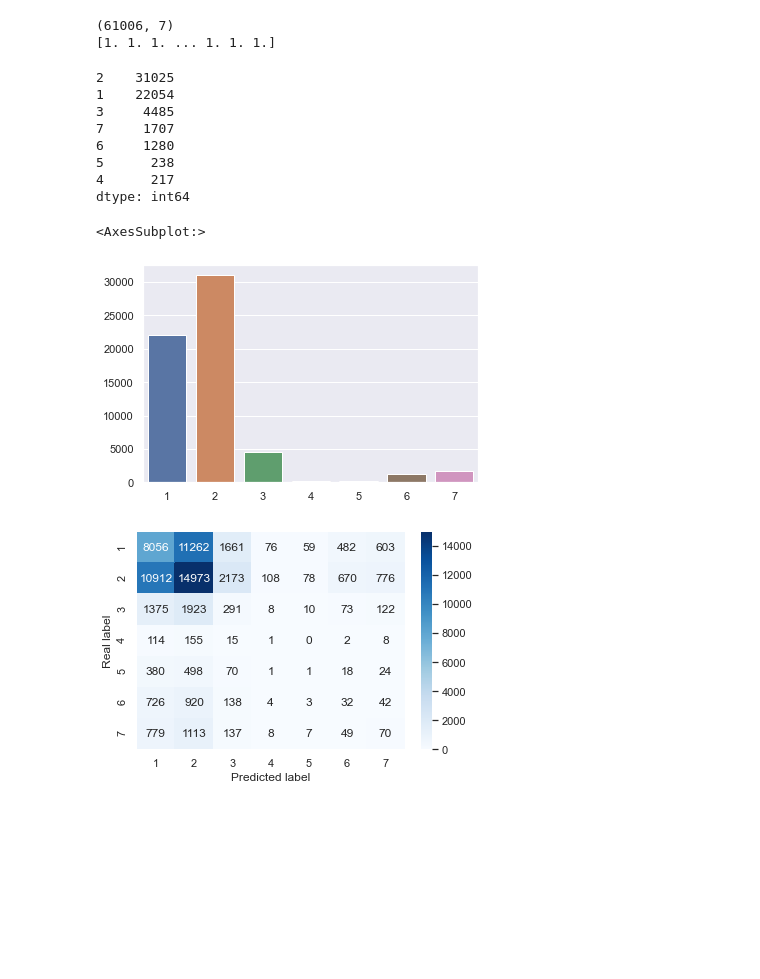
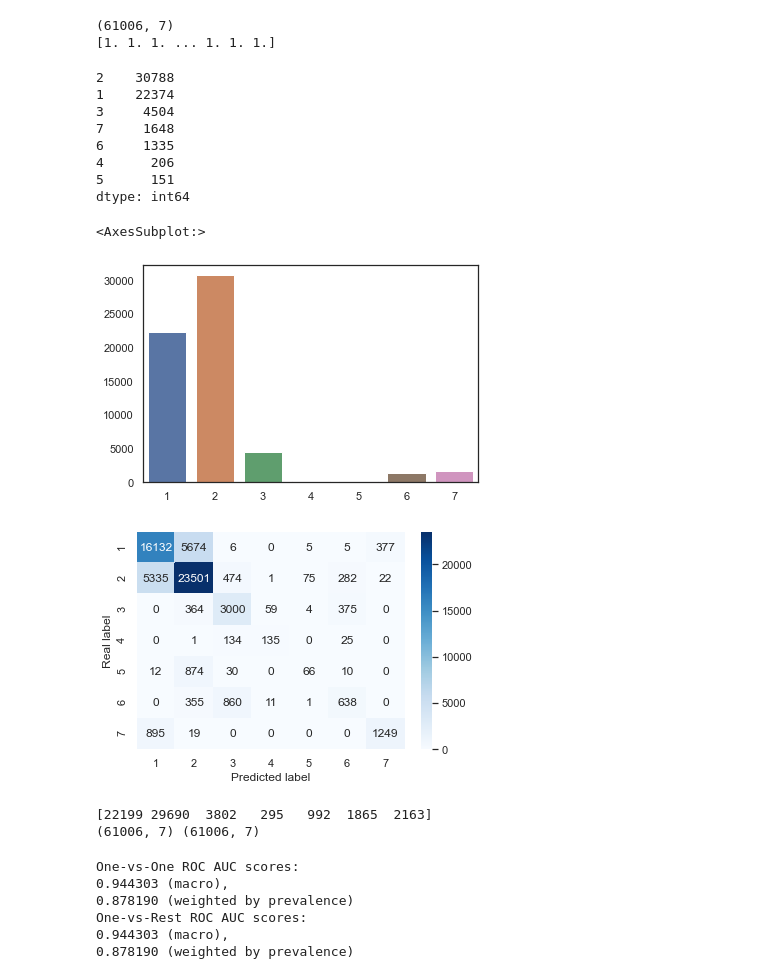
Before and after one commit to andresvBSE/BSE-CML-P2, a Jupyter notebook: Extended_P2_CML_AFVC.ipynb, the cells around one changed output. Cells and saved outputs as stored; diff of their text form; code cells hidden in the pictures; blank space fills up the shorter version.

Commit message:
Problem with the code to indicate the class value from prob. solved

```diff
--- a/Extended_P2_CML_AFVC.ipynb
+++ b/Extended_P2_CML_AFVC.ipynb
@@ -499,11 +499,11 @@ print(X_train_3.shape, X_train_2.shape, y_train_m.shape)
 (61006, 86) (61006, 86) (61006,)
 # %%
 lr_31 = LogisticRegression(fit_intercept=True,
-                           penalty = 'l1',
-                           C = 5,
+                           penalty = 'l2',
+                           C = 0.5,
                            multi_class="multinomial",
                            intercept_scaling=1,
-                           solver='saga',
+                           solver='newton-cg',
                            max_iter=10000,
                            class_weight='balanced')
 
@@ -565,26 +563,70 @@ print(np.sum(y_h_train3_m_rw, axis=1))
 # %% [output]
 (61006, 7)
 [1. 1. 1. ... 1. 1. 1.]
+# %%
+# Turn probabilities into values
+def prob_to_value(prob, classes):
+    values = []
+    df_prob = pd.DataFrame(prob.T, index=classes)
+    for col in df_prob.columns:
+        values.append(df_prob[col].idxmax())
+    return values
 # %%
 # Assign class labes according with the probabilities
-y_h_train3_m_rw_v = np.where(y_h_train3_m_rw.T == np.amax(y_h_train3_m_rw.T, axis=0))
-y_h_train3_m_rw_v = pd.Series(y_h_train3_m_rw_v[0]+1)
+y_h_train3_m_rw_v = pd.Series(prob_to_value(y_h_train3_m_rw, [1,2,3,4,5,6,7]))
 y_h_train3_m_rw_v_vc = y_h_train3_m_rw_v.value_counts()
 print(y_h_train3_m_rw_v_vc)
 sns.barplot(x=y_h_train3_m_rw_v_vc.index, y=y_h_train3_m_rw_v_vc)
 # %% [output]
-2    31025
-1    22054
-3     4485
-7     1707
-6     1280
-5      238
-4      217
+2    30788
+1    22374
+3     4504
+7     1648
+6     1335
+4      206
+5      151
 dtype: int64
 <AxesSubplot:>
-[figure, old version]
+[figure, new version]
 # %%
 cm =  confusion_matrix(y_pred=y_h_train3_m_rw_v, y_true=y_train_m, labels=[1,2,3,4,5,6,7])
 hf.plot_confusion_matrix(cm, [1,2,3,4,5,6,7]) ## From the utils folder class lables are class_labels = ["email","spam"]
 # %% [output]
-[figure, old version]
+[figure, new version]
+# %%
+from sklearn.preprocessing import label_binarize
+from itertools import cycle
+
+y = label_binarize(y_train_m, classes=[1, 2, 3, 4, 5, 6, 7])
+print(np.sum(y, axis=0))
+print(y.shape, y_h_train3_m_rw.shape)
+# %% [output]
+[22199 29690  3802   295   992  1865  2163]
+(61006, 7) (61006, 7)
+# %%
+y_prob = y_h_train3_m_rw
+y_test = y
+
+macro_roc_auc_ovo = roc_auc_score(y_test, y_prob, multi_class="ovo", average="macro")
+weighted_roc_auc_ovo = roc_auc_score(
+    y_test, y_prob, multi_class="ovo", average="weighted"
+)
+macro_roc_auc_ovr = roc_auc_score(y_test, y_prob, multi_class="ovr", average="macro")
+weighted_roc_auc_ovr = roc_auc_score(
+    y_test, y_prob, multi_class="ovr", average="weighted"
+)
+print(
+    "One-vs-One ROC AUC scores:\n{:.6f} (macro),\n{:.6f} "
+    "(weighted by prevalence)".format(macro_roc_auc_ovo, weighted_roc_auc_ovo)
+)
+print(
+    "One-vs-Rest ROC AUC scores:\n{:.6f} (macro),\n{:.6f} "
+    "(weighted by prevalence)".format(macro_roc_auc_ovr, weighted_roc_auc_ovr)
+)
+# %% [output]
+One-vs-One ROC AUC scores:
+0.944303 (macro),
+0.878190 (weighted by prevalence)
+One-vs-Rest ROC AUC scores:
+0.944303 (macro),
+0.878190 (weighted by prevalence)
```
Also changed, not shown: parts of 9 cells of this notebook, 2 other files.
